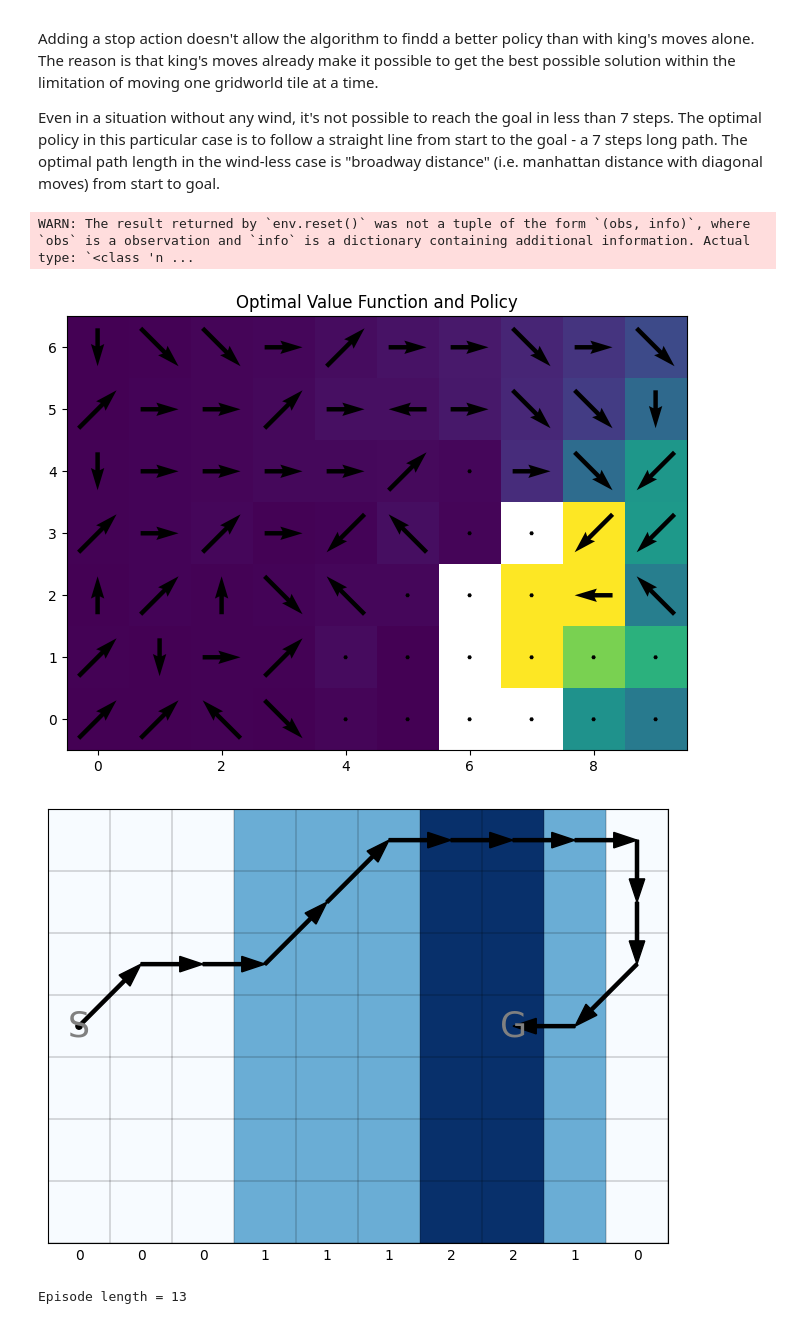
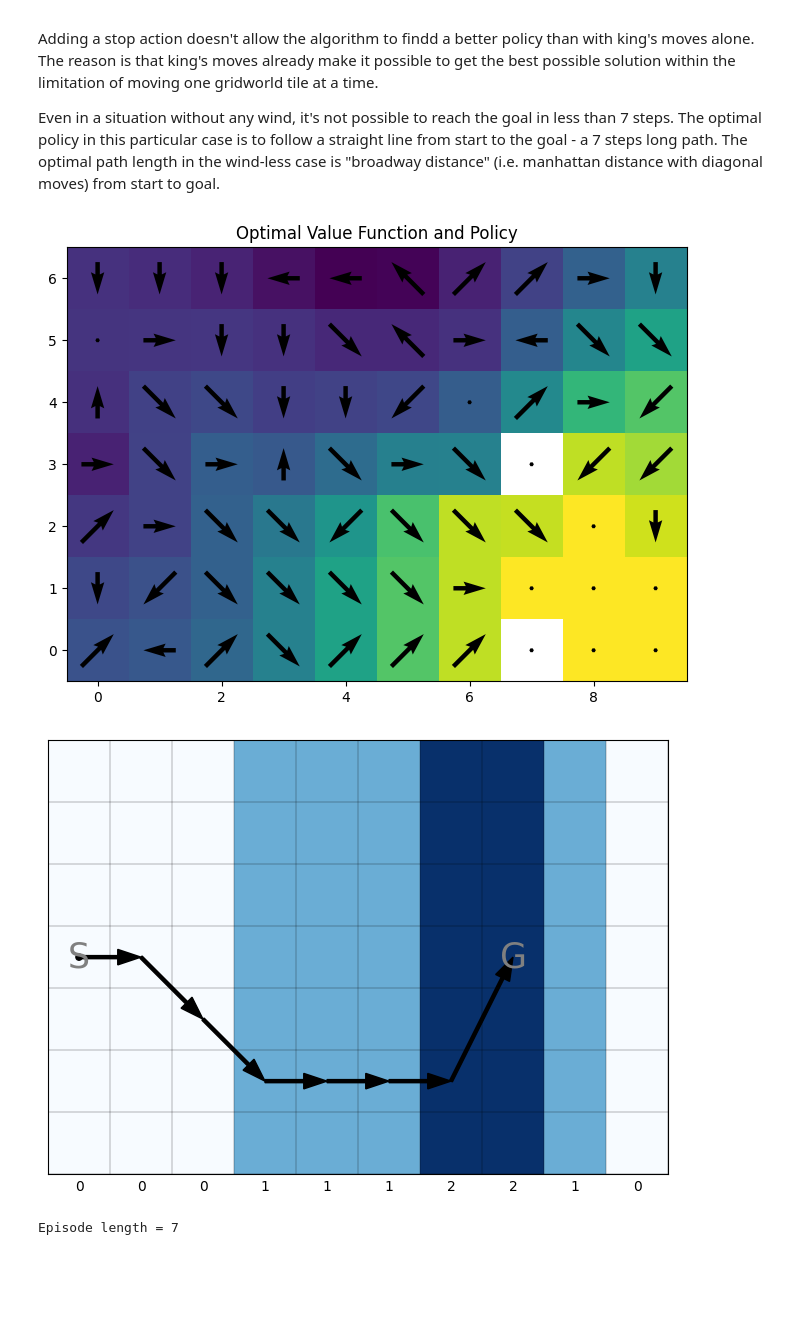
Before and after one commit to samlopezruiz/reinforcement-learning-an-intruduction, a Jupyter notebook: compiled/windy_grid_sarsa.ipynb, the cells around one changed output. Saved outputs shown, nothing was run; the diff lists cells and outputs as text; code cells hidden in the pictures; blank space fills up the shorter version.

```diff
--- a/compiled/windy_grid_sarsa.ipynb
+++ b/compiled/windy_grid_sarsa.ipynb
@@ -72,12 +64,11 @@ start to the goal - a 7 steps long path. The optimal path length in the wind-les
 is "broadway distance" (i.e. manhattan distance with diagonal moves) from start to goal.
 # %%
 env = gym.make('WindyGridworld-v0', king=True, stop=True)
-q, policy, history = monte_carlo_control_eps_soft(env, 500, eps=0.5, alpha=None, gamma=0.8, return_history=True)
+q, policy, history = sarsa(env, 500, eps0=0.5, alpha=0.5, gamma=0.9, return_history=True)
 plot_windy_results(env, q, policy)
 rewards = run_episode(env, policy, render=True)
 print(f"Episode length = {len(rewards[2])}")
 # %% [output]
-WARN: The result returned by `env.reset()` was not a tuple of the form `(obs, info)`, where `obs` is a observation and `info` is a dictionary containing additional information. Actual type: `<class 'n ...
-[figure, old version]
+[figure, new version]
-[figure, old version]
+[figure, new version]
-Episode length = 13
+Episode length = 7
```
Also changed, not shown: parts of 6 cells of this notebook, 2 other files.
